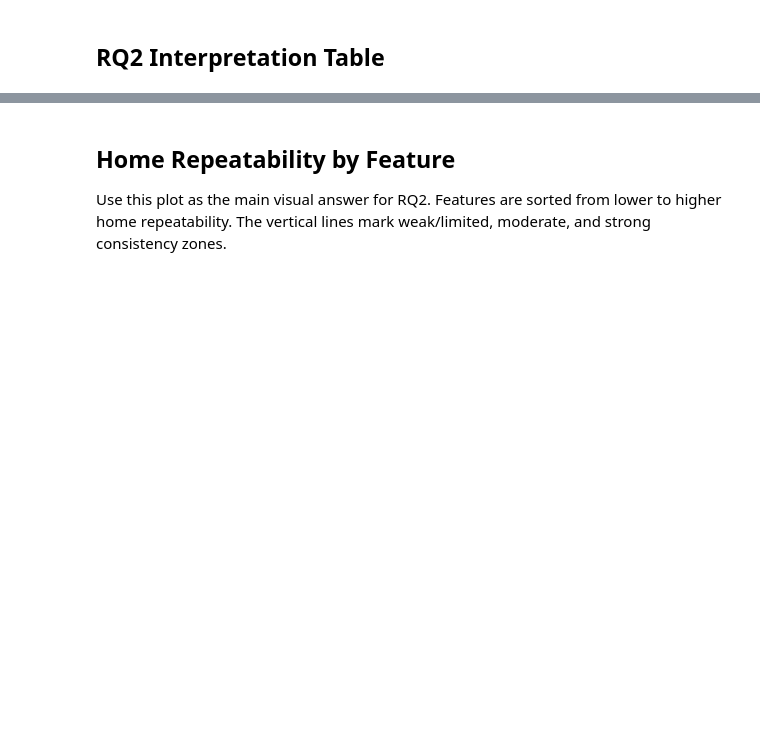
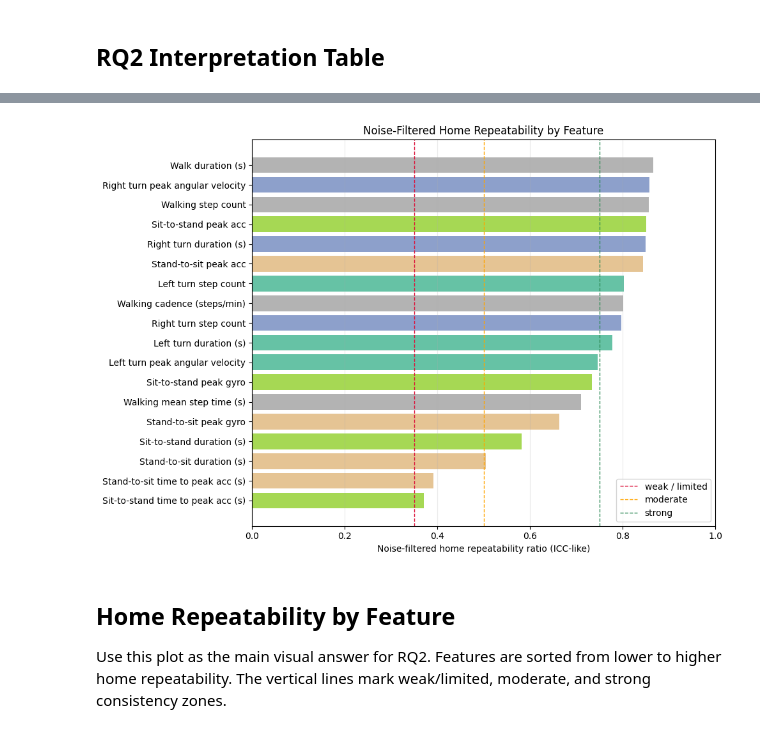
Before and after one commit to ahmedazhar2299/my-walk-sentinal, a Jupyter notebook: Sensors_Visualizers/rq2_home_repeatability.ipynb, the cells around one changed output, grey strips where cells are left out. Drawn from its saved outputs; the diff is of its cells as text; code cells hidden in the pictures; blank space fills up the shorter version.

Commit message:
update: home repeatbility improvements

```diff
--- a/Sensors_Visualizers/rq2_home_repeatability.ipynb
+++ b/Sensors_Visualizers/rq2_home_repeatability.ipynb
@@ -354,3 +434,25 @@ display(rq2_table)
+# %%
+nf_plot = noise_filtered_summary.dropna(subset=["repeatability_ratio"]).copy()
+nf_plot = nf_plot[nf_plot["n_subjects"] >= 2]
+nf_plot = nf_plot.sort_values("repeatability_ratio", ascending=True)
+
+fig, ax = plt.subplots(figsize=(10, 7))
+activity_codes = nf_plot["activity"].astype("category").cat.codes
+colors = plt.cm.Set2(activity_codes / max(activity_codes.max(), 1))
+
+ax.barh(nf_plot["feature_label"], nf_plot["repeatability_ratio"], color=colors)
+ax.axvline(0.35, color="crimson", linestyle="--", linewidth=1, label="weak / limited")
+ax.axvline(0.50, color="orange", linestyle="--", linewidth=1, label="moderate")
+ax.axvline(0.75, color="seagreen", linestyle="--", linewidth=1, label="strong")
+ax.set_xlabel("Noise-filtered home repeatability ratio (ICC-like)")
+ax.set_title("Noise-Filtered Home Repeatability by Feature")
+ax.set_xlim(0, 1)
+ax.grid(axis="x", alpha=0.25)
+ax.legend(loc="lower right")
+plt.tight_layout()
+plt.show()
+# %% [output]
+[figure, added]
 # %% [markdown]
 ## Home Repeatability by Feature
 
```
Also changed, not shown: parts of 8 cells of this notebook, 3 other files.
